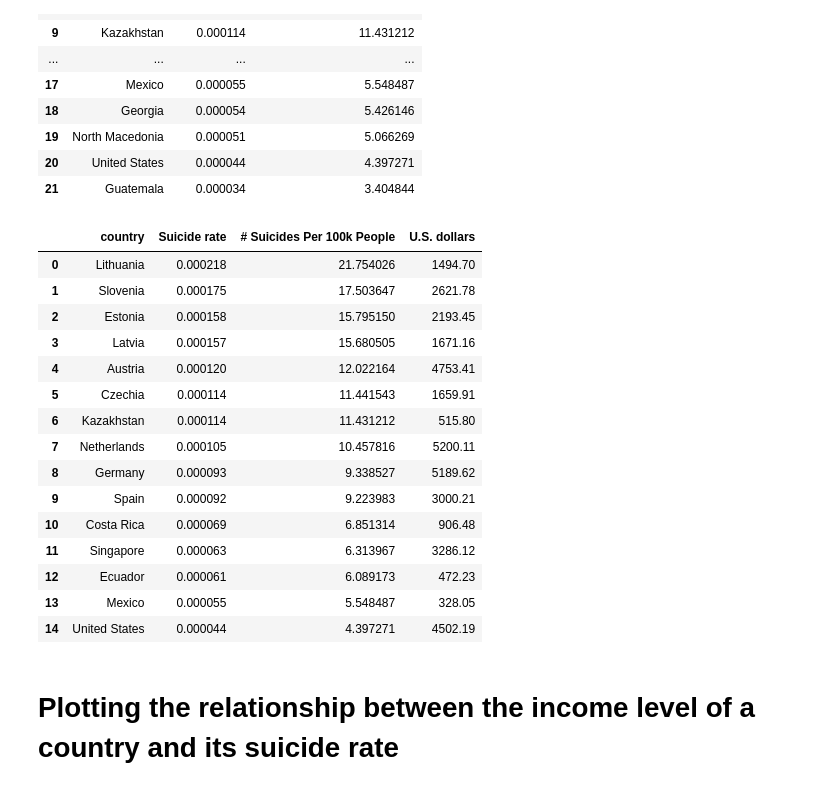
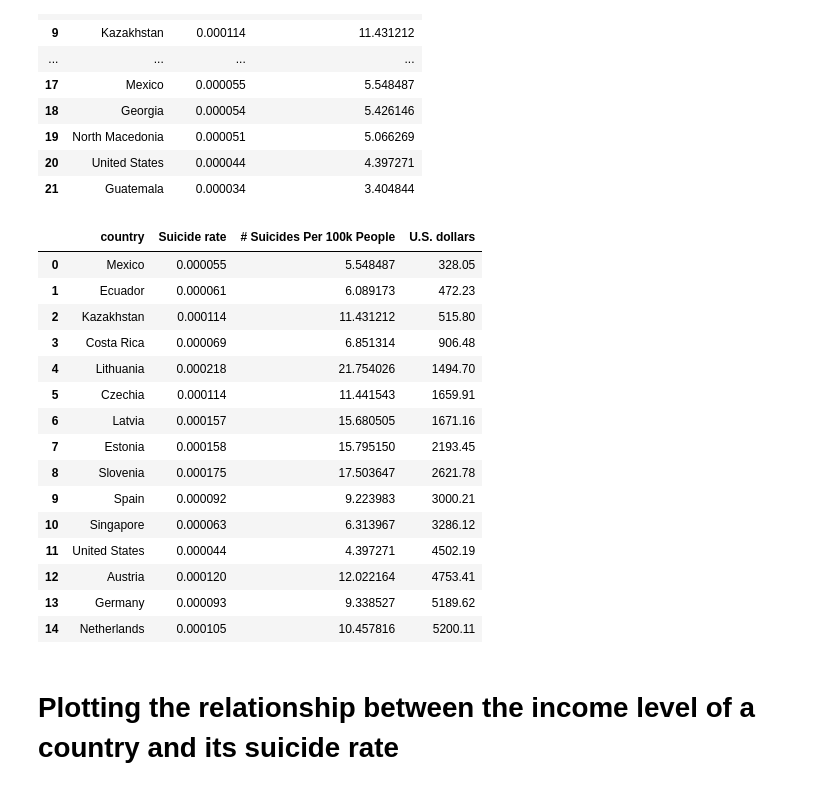
Before and after one commit to kendraliu/Project-One-An-Analysis-of-Suicide-Rate-and-Several-Factors, a Jupyter notebook: Does high-income guarantee better mental health?.ipynb, the cells around one changed output. Saved outputs shown, nothing was run; the diff lists cells and outputs as text; code cells hidden in the pictures.

```diff
--- a/Does high-income guarantee better mental health?.ipynb
+++ b/Does high-income guarantee better mental health?.ipynb
@@ -88,25 +88,26 @@ si
 # %%
 comparison = pd.merge(si, income, on="country", how="left")
 comparison = comparison.dropna()
+comparison = comparison.sort_values("U.S. dollars")
 comparison = comparison.reset_index(drop=True)
 comparison
 # %% [output]
 |  | country | Suicide rate | # Suicides Per 100k People | U.S. dollars |
-| 0 | Lithuania | 0.000218 | 21.754026 | 1494.70 |
-| 1 | Slovenia | 0.000175 | 17.503647 | 2621.78 |
-| 2 | Estonia | 0.000158 | 15.795150 | 2193.45 |
-| 3 | Latvia | 0.000157 | 15.680505 | 1671.16 |
-| 4 | Austria | 0.000120 | 12.022164 | 4753.41 |
+| 0 | Mexico | 0.000055 | 5.548487 | 328.05 |
+| 1 | Ecuador | 0.000061 | 6.089173 | 472.23 |
+| 2 | Kazakhstan | 0.000114 | 11.431212 | 515.80 |
+| 3 | Costa Rica | 0.000069 | 6.851314 | 906.48 |
+| 4 | Lithuania | 0.000218 | 21.754026 | 1494.70 |
 | 5 | Czechia | 0.000114 | 11.441543 | 1659.91 |
-| 6 | Kazakhstan | 0.000114 | 11.431212 | 515.80 |
-| 7 | Netherlands | 0.000105 | 10.457816 | 5200.11 |
-| 8 | Germany | 0.000093 | 9.338527 | 5189.62 |
+| 6 | Latvia | 0.000157 | 15.680505 | 1671.16 |
+| 7 | Estonia | 0.000158 | 15.795150 | 2193.45 |
+| 8 | Slovenia | 0.000175 | 17.503647 | 2621.78 |
 | 9 | Spain | 0.000092 | 9.223983 | 3000.21 |
-| 10 | Costa Rica | 0.000069 | 6.851314 | 906.48 |
-| 11 | Singapore | 0.000063 | 6.313967 | 3286.12 |
-| 12 | Ecuador | 0.000061 | 6.089173 | 472.23 |
-| 13 | Mexico | 0.000055 | 5.548487 | 328.05 |
-| 14 | United States | 0.000044 | 4.397271 | 4502.19 |
+| 10 | Singapore | 0.000063 | 6.313967 | 3286.12 |
+| 11 | United States | 0.000044 | 4.397271 | 4502.19 |
+| 12 | Austria | 0.000120 | 12.022164 | 4753.41 |
+| 13 | Germany | 0.000093 | 9.338527 | 5189.62 |
+| 14 | Netherlands | 0.000105 | 10.457816 | 5200.11 |
 # %% [markdown]
 # Plotting the relationship between the income level of a country and its suicide rate
 # %%
```
Also changed, not shown: parts of 1 cell of this notebook, 1 other file.
